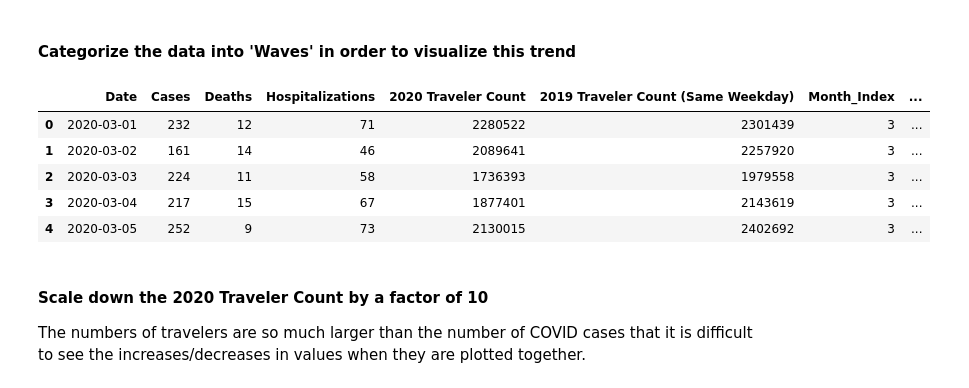
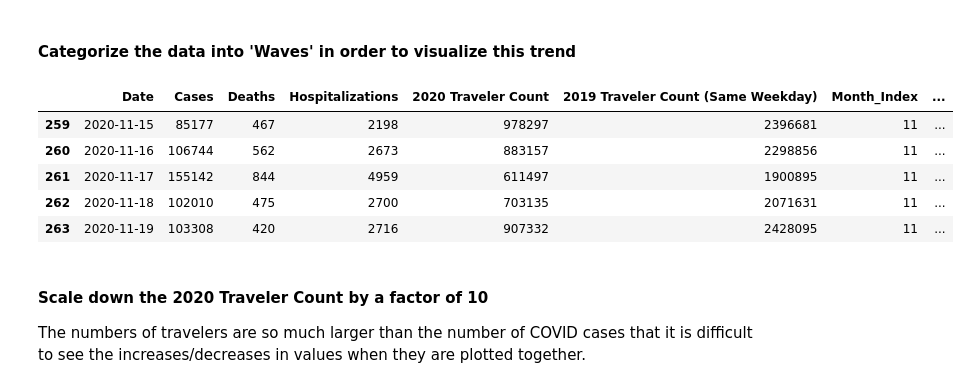
Before and after one commit to abielhammonds/COVID19_TravelStats_Project, a Jupyter notebook: Project_Files/COVID19Travel_Visualizations.ipynb, the cells around one changed output. Saved outputs shown, nothing was run; the diff lists cells and outputs as text; code cells hidden in the pictures.

```diff
--- a/Project_Files/COVID19Travel_Visualizations.ipynb
+++ b/Project_Files/COVID19Travel_Visualizations.ipynb
@@ -251,19 +244,19 @@ My prediction is that there will be a close correlation in early period, less co
 #### Categorize the data into 'Waves' in order to visualize this trend ####
 # %%
 #Create bins to label each period and use pd.cut() on the "Month_Index" column and append them to the DataFrame
-period_bins = [1, 5, 8, 11]
-period_labels = ["Early First Wave", "Middle First Wave", "Late First Wave"]
+period_bins = [1, 5, 8, 10, 12]
+period_labels = ["Early First Wave", "Middle First Wave", "Late First Wave", "Early Second Wave"]
 
 covid_df["Wave"] = pd.cut(covid_df["Month_Index"], period_bins, labels=period_labels)
 
-covid_df.head()
+covid_df.tail()
 # %% [output]
 |  | Date | Cases | Deaths | Hospitalizations | 2020 Traveler Count | 2019 Traveler Count (Same Weekday) | Month_Index | ... |
-| 0 | 2020-03-01 | 232 | 12 | 71 | 2280522 | 2301439 | 3 | ... |
-| 1 | 2020-03-02 | 161 | 14 | 46 | 2089641 | 2257920 | 3 | ... |
-| 2 | 2020-03-03 | 224 | 11 | 58 | 1736393 | 1979558 | 3 | ... |
-| 3 | 2020-03-04 | 217 | 15 | 67 | 1877401 | 2143619 | 3 | ... |
-| 4 | 2020-03-05 | 252 | 9 | 73 | 2130015 | 2402692 | 3 | ... |
+| 259 | 2020-11-15 | 85177 | 467 | 2198 | 978297 | 2396681 | 11 | ... |
+| 260 | 2020-11-16 | 106744 | 562 | 2673 | 883157 | 2298856 | 11 | ... |
+| 261 | 2020-11-17 | 155142 | 844 | 4959 | 611497 | 1900895 | 11 | ... |
+| 262 | 2020-11-18 | 102010 | 475 | 2700 | 703135 | 2071631 | 11 | ... |
+| 263 | 2020-11-19 | 103308 | 420 | 2716 | 907332 | 2428095 | 11 | ... |
 # %% [markdown]
 #### Scale down the 2020 Traveler Count by a factor of 10 ####
 
```
Also changed, not shown: parts of 18 cells of this notebook, 1 other file.
